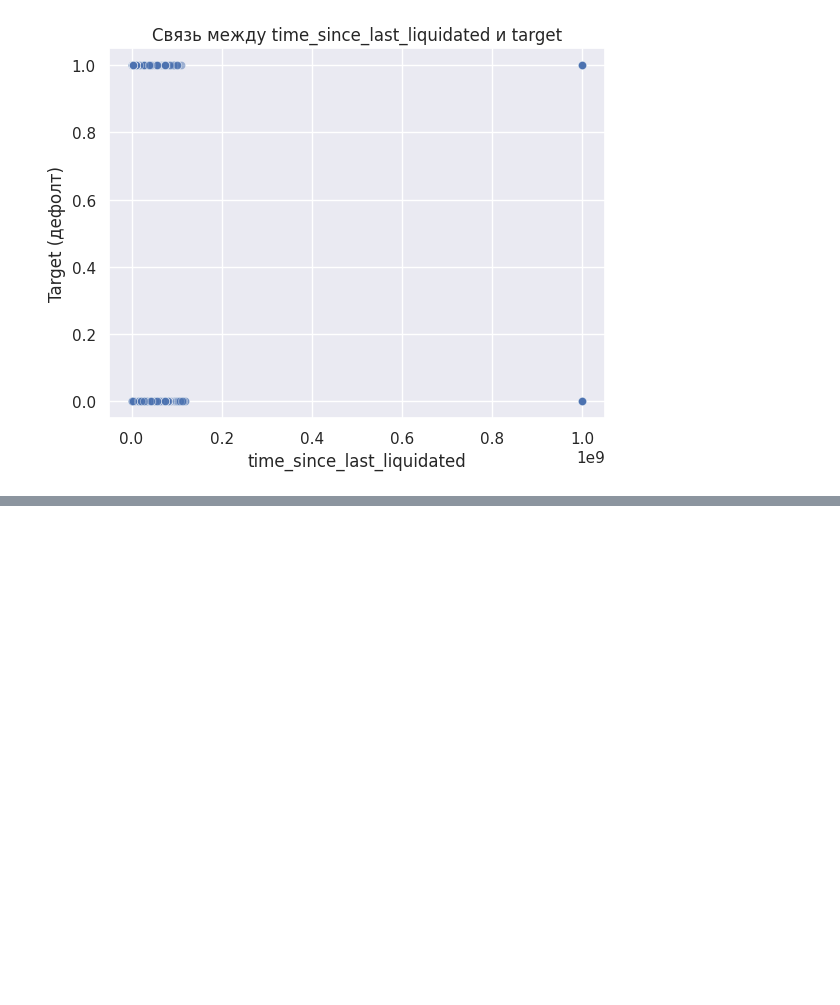
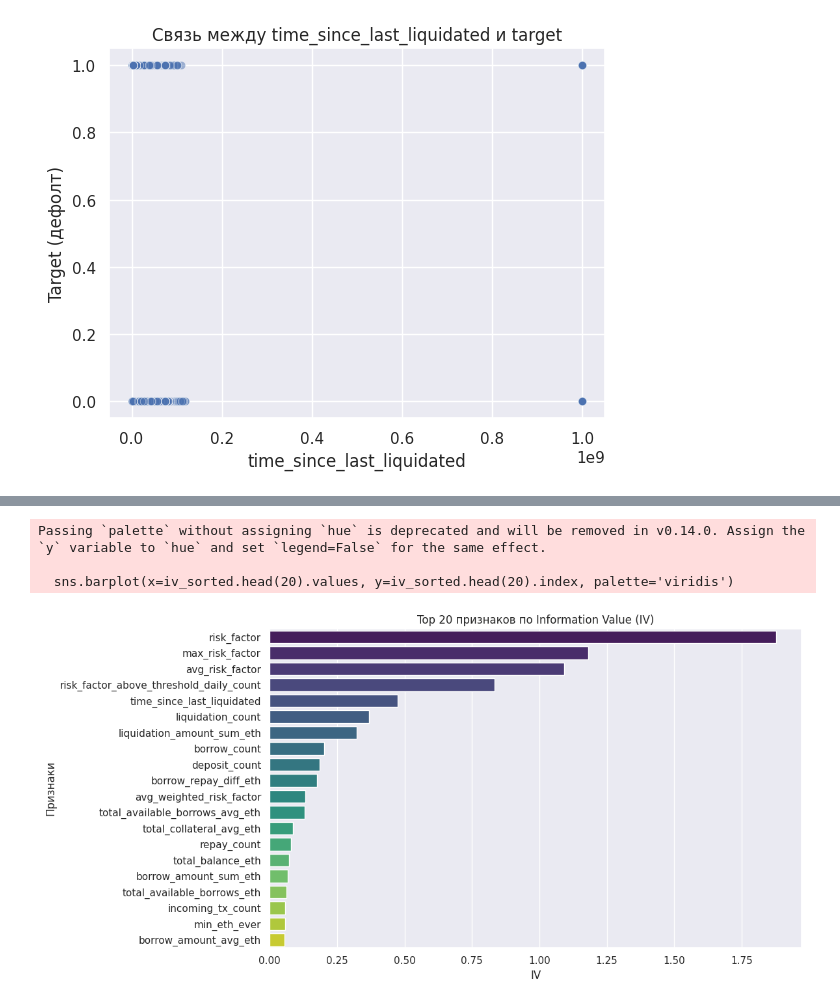
Before and after one commit to Liho22/Test1, a Jupyter notebook: Cheburek.ipynb, the cells around one changed output, grey strips where cells are left out. Cells and saved outputs as stored; diff of their text form; code cells hidden in the pictures; blank space fills up the shorter version.

```diff
--- a/Cheburek.ipynb
+++ b/Cheburek.ipynb
@@ -9,11 +0,0 @@ Saving dataset.parquet to dataset.parquet
-# %%
-import pandas as pd
-import numpy as np
-import seaborn as sns
-import matplotlib.pyplot as plt
-%matplotlib inline
-sns.set(color_codes=True)
-
-df = pd.read_parquet("dataset.parquet")
-# To display the top 5 rows
-df.head(5)
@@ -144,3 +0,0 @@ target                              0.0 -1.500000e+00  2.500000e+00
-# %%
-for i, col in enumerate(df.columns):
-    print(f"{i+1:2}. {col}")
@@ -242,4 +10,6 @@ import matplotlib.pyplot as plt
 %matplotlib inline
 sns.set(color_codes=True)
 
-df = pd.read_parquet("dataset.parquet")
+from google.colab import drive
+drive.mount('/content/drive')
+df = pd.read_parquet("/content/drive/MyDrive/datasets/dataset1.parquet")
@@ -516,3 +283,58 @@ plt.ylabel('Target (дефолт)')
 plt.show()
 # %% [output]
 [figure]
+# %%
+# Функция для расчёта IV по одной фиче
+def calculate_iv(df, feature, target, bins=10):
+    df = df[[feature, target]].copy()
+
+    # Если фича числовая — бинируем
+    try:
+        df['bin'] = pd.qcut(df[feature], q=bins, duplicates='drop')
+    except:
+        df['bin'] = df[feature]  # если qcut не сработал — категориальная фича
+
+    # Считаем good/bad
+    grouped = df.groupby('bin', observed=False)[target].agg(['count', 'sum'])
+    grouped.columns = ['total', 'bad']
+    grouped['good'] = grouped['total'] - grouped['bad']
+
+    # Распределения good/bad
+    dist_good = grouped['good'] / grouped['good'].sum()
+    dist_bad = grouped['bad'] / grouped['bad'].sum()
+
+    # WoE и IV
+    grouped['woe'] = np.log((dist_good + 1e-9) / (dist_bad + 1e-9))  # +1e-9 чтобы избежать деления на 0
+    grouped['iv'] = (dist_good - dist_bad) * grouped['woe']
+
+    return grouped['iv'].sum()
+
+# Считаем IV для всех признаков
+iv_scores = {}
+
+for col in df.columns:
+    if col != 'target':
+        try:
+            iv_scores[col] = calculate_iv(df, col, 'target')
+        except Exception as e:
+            print(f"{col}: ошибка — {e}")
+
+# Сортируем по убыванию
+iv_sorted = pd.Series(iv_scores).sort_values(ascending=False)
+
+# Покажем топ-20
+print("Top 20 признаков по IV:")
+print(iv_sorted.head(20))
+
+# Визуализация
+import matplotlib.pyplot as plt
+import seaborn as sns
+
+plt.figure(figsize=(12, 6))
+sns.barplot(x=iv_sorted.head(20).values, y=iv_sorted.head(20).index, palette='viridis')
+plt.title("Top 20 признаков по Information Value (IV)")
+plt.xlabel("IV")
+plt.ylabel("Признаки")
+plt.tight_layout()
+plt.show()
+# %% [output]
@@ -518,0 +358,4 @@ plt.show()
+Passing `palette` without assigning `hue` is deprecated and will be removed in v0.14.0. Assign the `y` variable to `hue` and set `legend=False` for the same effect.
+
+  sns.barplot(x=iv_sorted.head(20).values, y=iv_sorted.head(20).index, palette='viridis')
+[figure, added]
```
Also changed, not shown: parts of 23 cells of this notebook.
